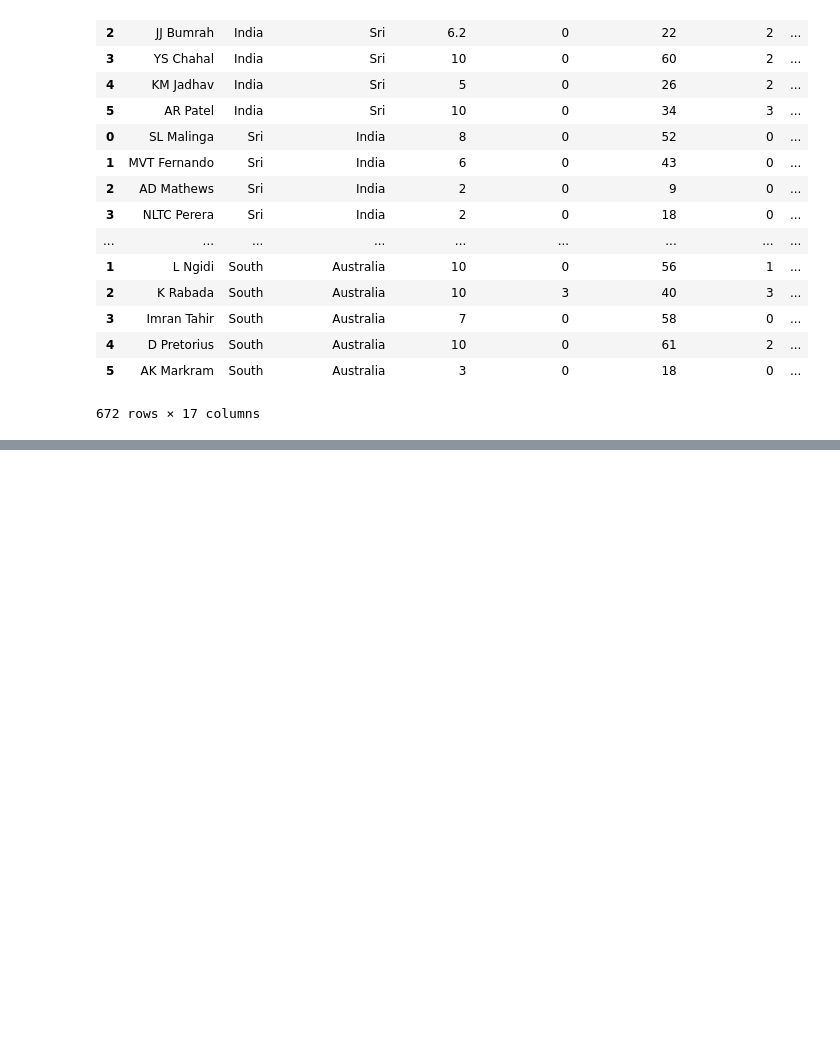
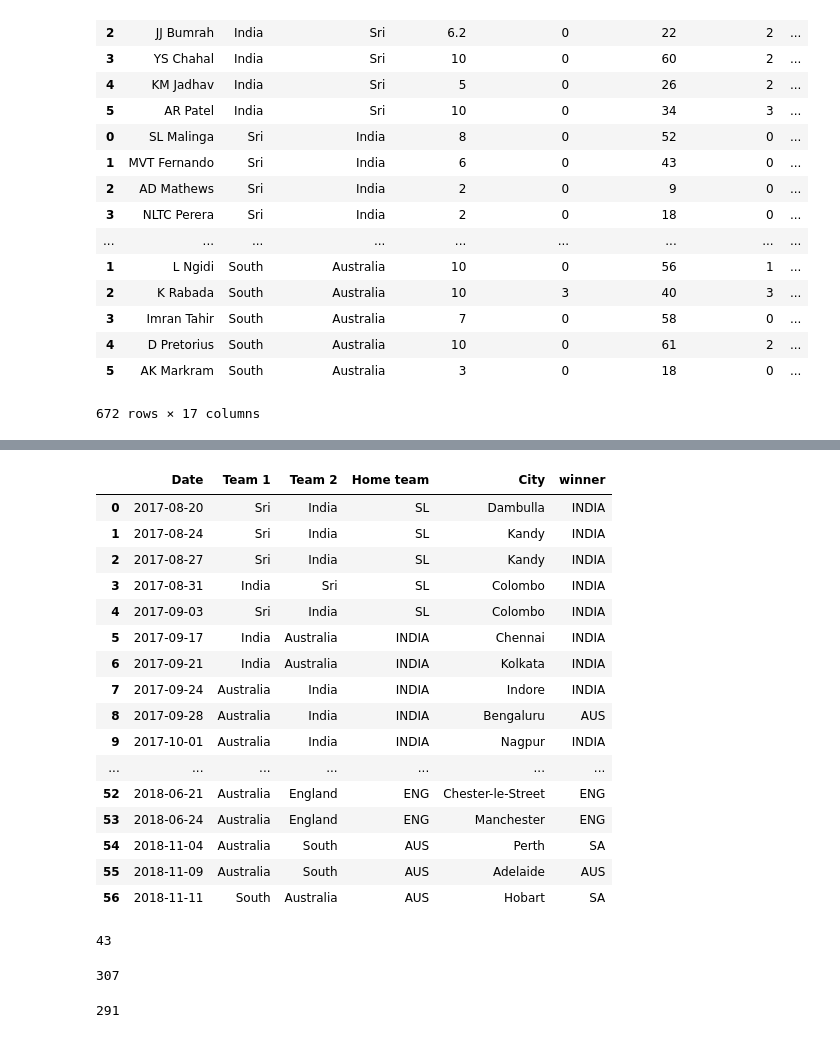
Before and after one commit to rjs417/upGrad-Cricket-Hackhathon, a Jupyter notebook: Cricinfo_scraping.ipynb, the cells around one changed output, grey strips where cells are left out. Cells and saved outputs as stored; diff of their text form; code cells hidden in the pictures; blank space fills up the shorter version.

```diff
--- a/Cricinfo_scraping.ipynb
+++ b/Cricinfo_scraping.ipynb
@@ -117,0 +172,30 @@ To retain the current behavior and silence the warning, pass 'sort=True'.
+# %%
+def getmatchesdatafame(list1):
+    df = pd.DataFrame(columns=['Date', 'Team 1', 'Team 2', 'Home team', 'City', 'winner'])
+    for x in list1:
+        x1 = Match(x).html
+        x2 = json.loads(x1.find_all('script')[12].get_text().replace("\n", " ").replace('window.__INITIAL_STATE__ =','').replace('&dagger;','wk').replace('&amp;','').replace('wkts;','wkts,').replace('wkt;','wkt,').strip().replace('};', "}};").split('};')[0])
+        d1title = x2['gamePackage']['scorecard']['innings']['1']['title']
+        d2title = x2['gamePackage']['scorecard']['innings']['2']['title']
+        df = df.append(pd.Series([Match(x).date, d1title.split(' ')[0], d2title.split(' ')[0], Match(x).home_team, Match(x).town_name, Match(x).match_winner], index=df.columns ), ignore_index=True)
+    return(df)
+# %%
+getmatchesdatafame(testlist)
+# %% [output]
+|  | Date | Team 1 | Team 2 | Home team | City | winner |
+| 0 | 2017-08-20 | Sri | India | SL | Dambulla | INDIA |
+| 1 | 2017-08-24 | Sri | India | SL | Kandy | INDIA |
+| 2 | 2017-08-27 | Sri | India | SL | Kandy | INDIA |
+| 3 | 2017-08-31 | India | Sri | SL | Colombo | INDIA |
+| 4 | 2017-09-03 | Sri | India | SL | Colombo | INDIA |
+| 5 | 2017-09-17 | India | Australia | INDIA | Chennai | INDIA |
+| 6 | 2017-09-21 | India | Australia | INDIA | Kolkata | INDIA |
+| 7 | 2017-09-24 | Australia | India | INDIA | Indore | INDIA |
+| 8 | 2017-09-28 | Australia | India | INDIA | Bengaluru | AUS |
+| 9 | 2017-10-01 | Australia | India | INDIA | Nagpur | INDIA |
+| ... | ... | ... | ... | ... | ... | ... |
+| 52 | 2018-06-21 | Australia | England | ENG | Chester-le-Street | ENG |
+| 53 | 2018-06-24 | Australia | England | ENG | Manchester | ENG |
+| 54 | 2018-11-04 | Australia | South | AUS | Perth | SA |
+| 55 | 2018-11-09 | Australia | South | AUS | Adelaide | AUS |
+| 56 | 2018-11-11 | South | Australia | AUS | Hobart | SA |
@@ -117,0 +224,5 @@ To retain the current behavior and silence the warning, pass 'sort=True'.
+# %%
+dir1 = 'C:/Users/rbat\Documents/Data Analytics/Hakhathon UpGrad/data_odis_male'
+data_ind_aus = getAllMatchesBetweenTeams("India", "Australia", dir="./data_odis_male/",save=False)
+# %% [output]
+43
@@ -117,0 +250,10 @@ To retain the current behavior and silence the warning, pass 'sort=True'.
+# %%
+dir1 = 'C:/Users/rbat\Documents/Data Analytics/Hakhathon UpGrad/data_odis_male'
+data_ind_all = getAllMatchesAllOpposition("India", dir="./data_odis_male/",save=False)
+# %% [output]
+307
+# %%
+dir1 = 'C:/Users/rbat\Documents/Data Analytics/Hakhathon UpGrad/data_odis_male'
+data_aus_all = getAllMatchesAllOpposition("Australia", dir="./data_odis_male/",save=False)
+# %% [output]
+291
```
Also changed, not shown: parts of 46 cells of this notebook, 5 other files.
